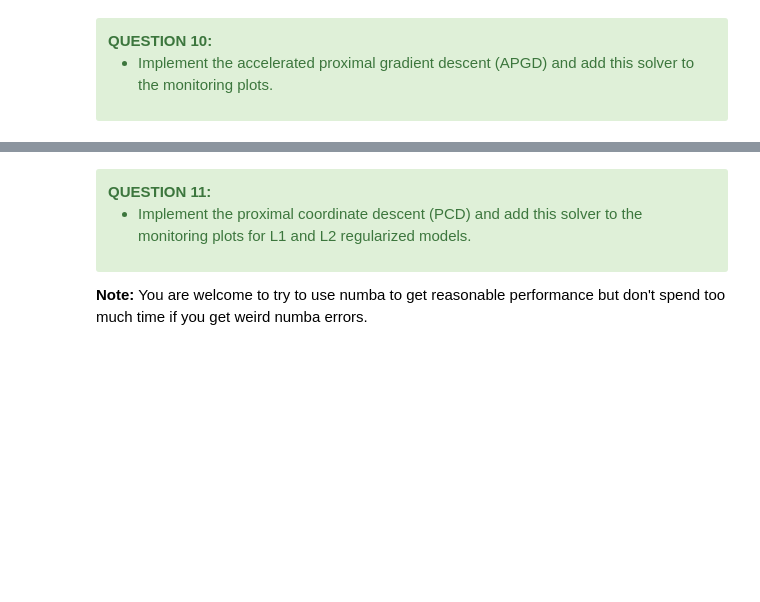
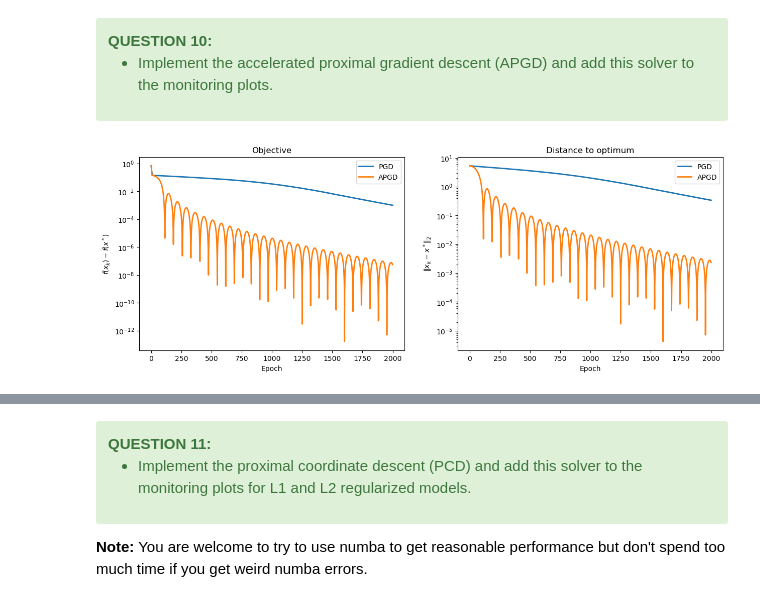
Before and after one commit to sol-dnn/robust_regression_optimization, a Jupyter notebook: project_m2_optim_data_science_2024-2025_huber.ipynb, the cells around one changed output, grey strips where cells are left out. Cells and saved outputs as stored; diff of their text form; code cells hidden in the pictures; blank space fills up the shorter version.

```diff
--- a/project_m2_optim_data_science_2024-2025_huber.ipynb
+++ b/project_m2_optim_data_science_2024-2025_huber.ipynb
@@ -768,18 +817,3 @@ plot_epochs(monitors, solvers)
     </li>
     </ul>
 </div>
-# %%
-def apgd(x_init, grad, prox, step, n_iter=100, store_every=1,
-         grad_args=(), prox_args=()):
-    """Accelerated proximal gradient descent algorithm."""
-    x = x_init.copy()
-    y = x_init.copy()
-    t = 1.
-    x_list = []
-    for i in range(n_iter):
-        ### TODO
-
-        ### END TODO
-        if i % store_every == 0:
-            x_list.append(x.copy())
-    return x, x_list
@@ -786,10 +867,14 @@ def apgd(x_init, grad, prox, step, n_iter=100, store_every=1,
 # %%
 # TODO
-
+monitor_apgd_l2 = monitor(apgd, pobj_l2, x_min, args=(X, y, lbda, epsilon))
+monitor_apgd_l2.run(x_init, grad_huber_loss, prox_l2, step, n_iter,
+                   grad_args=(X, y, epsilon), prox_args=(lbda, step))
 # END TODO
 
 monitors = [monitor_pgd_l2, monitor_apgd_l2]
 solvers = ["PGD", "APGD"]
 plot_epochs(monitors, solvers)
+# %% [output]
+[figure, added]
 # %%
 # TODO
```
Also changed, not shown: parts of 18 cells of this notebook.
